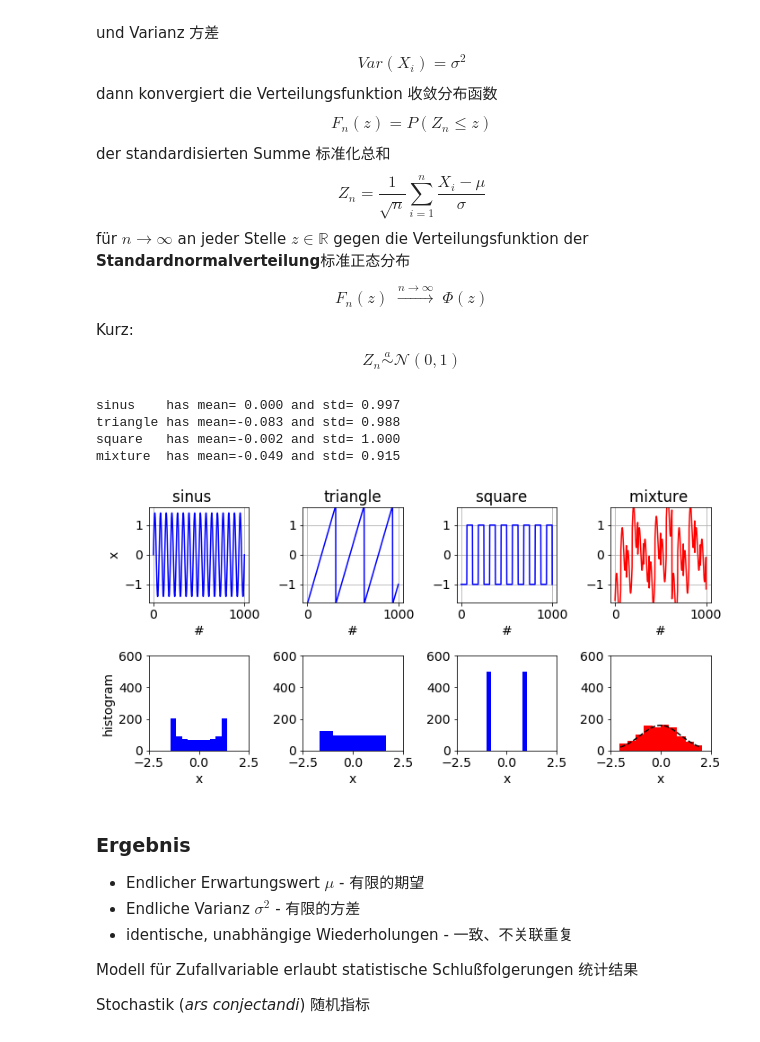
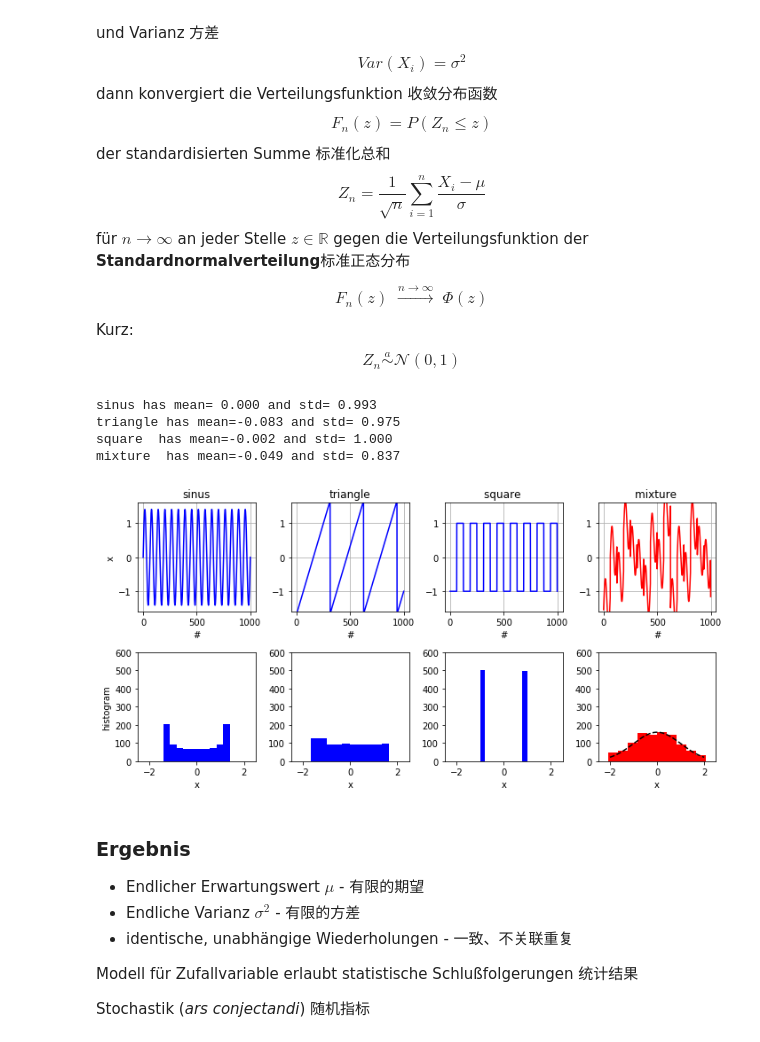
Before and after one commit to HilfenAtUni/inf4151, a Jupyter notebook: folien/000_EinfuehrungZusammenfassungFormalien.ipynb, the cells around one changed output. Drawn from its saved outputs; the diff is of its cells as text; code cells hidden in the pictures.

```diff
--- a/folien/000_EinfuehrungZusammenfassungFormalien.ipynb
+++ b/folien/000_EinfuehrungZusammenfassungFormalien.ipynb
@@ -237,14 +236,44 @@ für $n\rightarrow\infty$ an jeder Stelle $z\in\mathbb{R}$ gegen die Verteilungs
 $$F_n(z)\;\xrightarrow{n\rightarrow\infty}\;\Phi(z)$$
 Kurz:
 $$Z_n \stackrel{a}{\sim} \mathcal{N}(0, 1)$$
-# %%
-'''central limit theoreme - even for non i.i.d. mixtures'''
-# %% [output]
-sinus    has mean= 0.000 and std= 0.997
-triangle has mean=-0.083 and std= 0.988
-square   has mean=-0.002 and std= 1.000
-mixture  has mean=-0.049 and std= 0.915
-[figure, removed]
+# %%
+'''central limit theoreme - even for non i.i.d. mixtures'''
+x = np.linspace(0, 16, 1000)
+f = plt.figure(figsize=(10, 5))
+sinus = 1.41*np.sin(2.*np.pi*x) # sine wave distributio
+triangle=(x%5-2.5)/1.5          # sawtooth distribution
+square = 2*((x%2)>1.0)-1.       # rectangular distribu
+mixture=1./np.sqrt(3)*(sinus+triangle+square) # normaliz
+cols = ['b', 'b', 'b', 'r']     # colors for plotting
+names = ['sinus', 'triangle', 'square ', 'mixture ']
+for i, curve in enumerate([sinus, triangle, square, mixture]):
+    f.add_subplot(2, 4, 1+i)    # i_th plot upper row
+    plt.title(names[i])
+    plt.grid(True)
+    plt.plot(curve, cols[i])    # plot of i-th curve
+    plt.ylim(-1.6, 1.6)
+    plt.xlabel('#')
+    if i==0:
+        plt.ylabel('x')
+    f.add_subplot(2, 4, 5+i)    # i_th plot lower row
+    plt.xlabel('x')
+    if i==0:
+        plt.ylabel('histogram')
+    plt.axis((-2.5, 2.5, 0, 600))
+    plt.hist(curve, color=cols[i]) # histogram of i-th cur
+    print('{} has mean={:6.3f} and std={:6.3f}'
+          .format(names[i], np.mean(curve), np.var(curve)))
+
+x = np.linspace(-2, 2, 401)
+# and for comparison of mixture: add standard normal to last plot
+plt.plot(x, 400*stats.norm.pdf(x), 'k--')
+plt.tight_layout()
+# %% [output]
+sinus has mean= 0.000 and std= 0.993
+triangle has mean=-0.083 and std= 0.975
+square  has mean=-0.002 and std= 1.000
+mixture  has mean=-0.049 and std= 0.837
+[figure, added]
 # %% [markdown]
 ### Ergebnis
 - Endlicher Erwartungswert $\mu$ - 有限的期望
```
Also changed, not shown: parts of 6 cells of this notebook, 17 other files.
